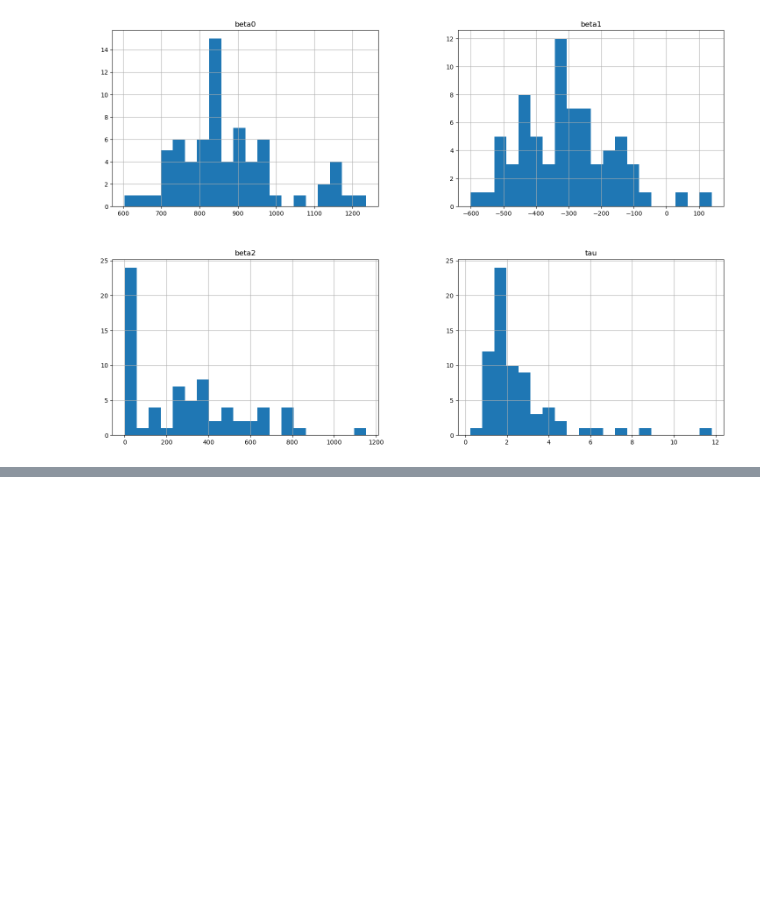
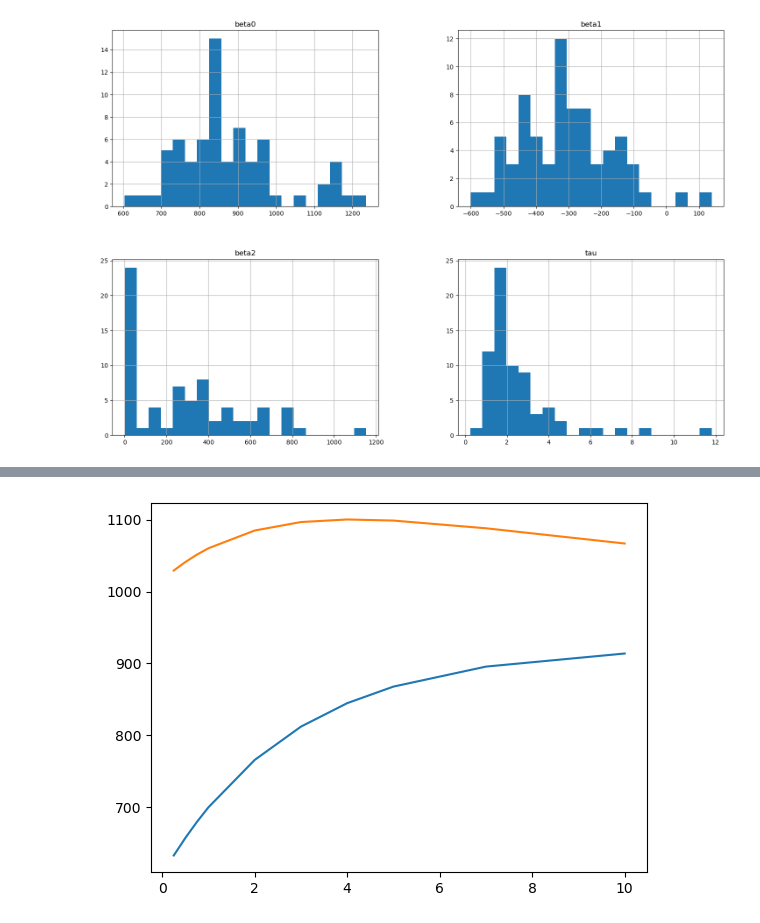
Before and after one commit to VsevolodZaostrovsky/MOEX-Yield-Curve-Forecasting, a Jupyter notebook: DataWork/NSmodel.ipynb, the cells around one changed output, grey strips where cells are left out. Cells and saved outputs as stored; diff of their text form; code cells hidden in the pictures; blank space fills up the shorter version.

```diff
--- a/DataWork/NSmodel.ipynb
+++ b/DataWork/NSmodel.ipynb
@@ -120,0 +133,5 @@ data.to_csv('coefsDrops.csv')
+# %%
+plotZCY(927.7658, -321.4714, 301.1850, 2.801699, 'real data')
+plotZCY(956.4742, 59.24272, 3.833796e+02, 2.8244251, 'forcast')
+# %% [output]
+[figure, added]
```
Also changed, not shown: parts of 3 cells of this notebook, 8 other files.
